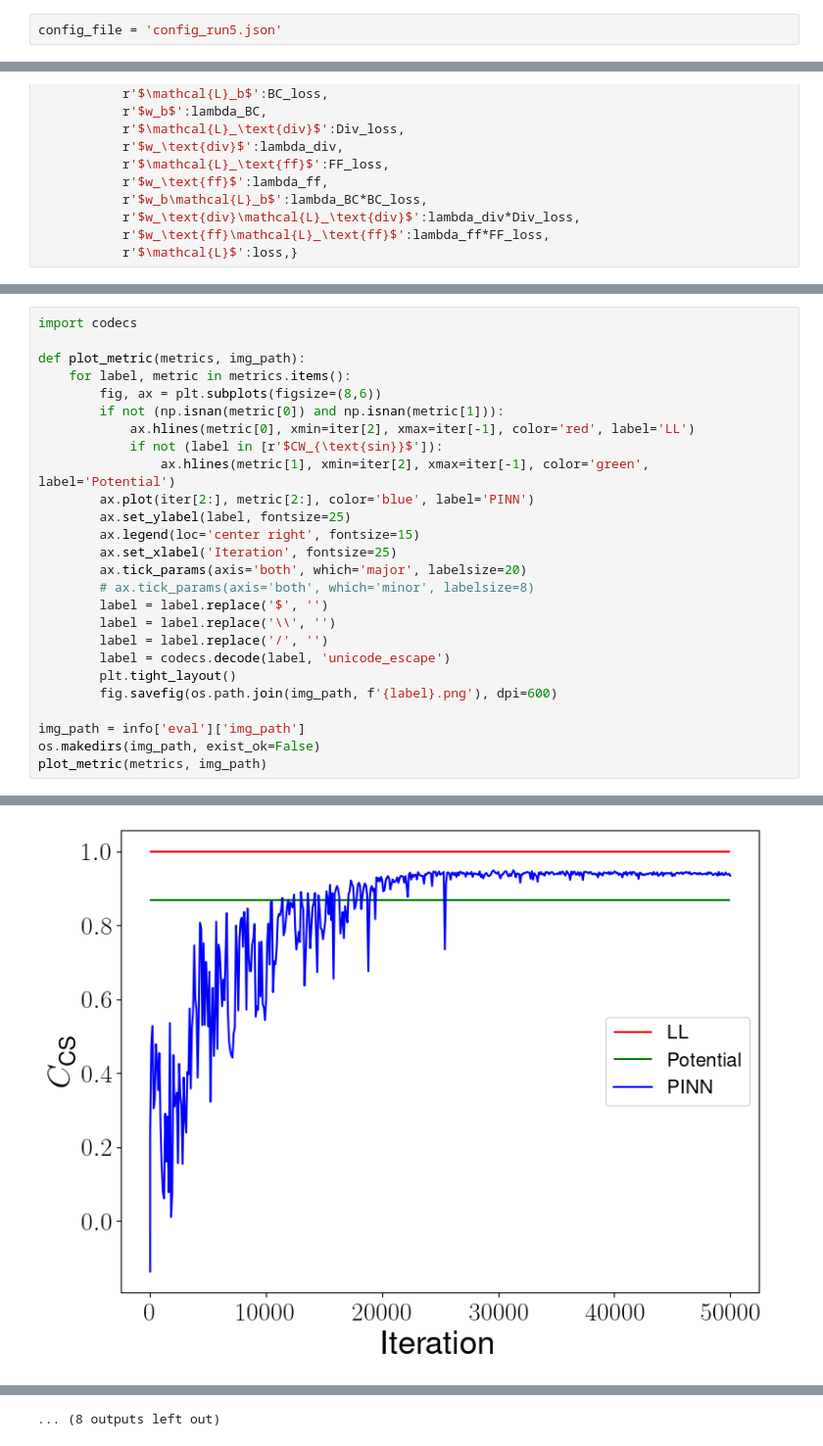
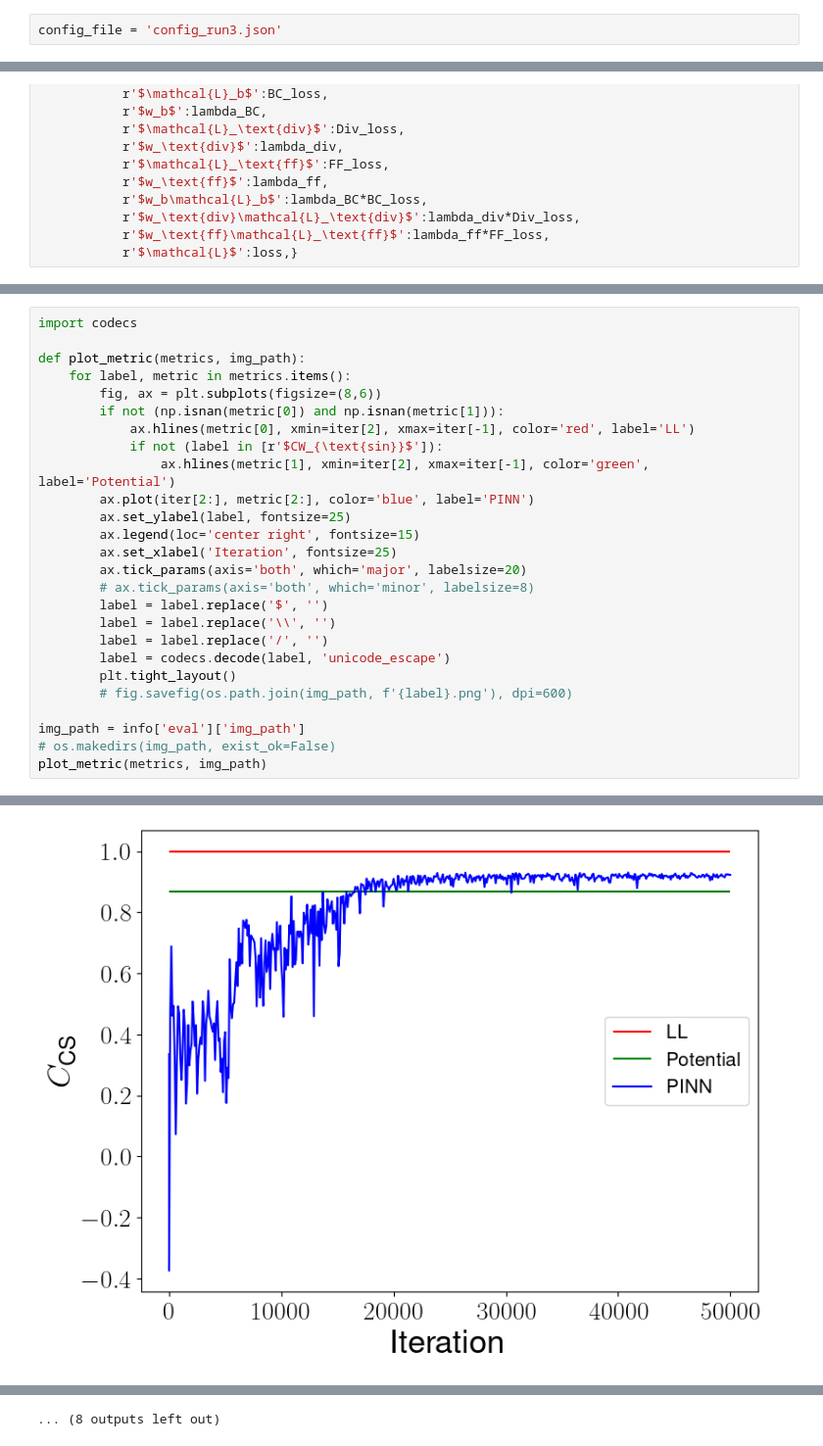
Before and after one commit to mgjeon/2023_PINN-study, a Jupyter notebook: 03_eval.ipynb, the cells around one changed output, grey strips where cells are left out. Shown at 98% size. Cells and saved outputs as stored; diff of their text form.

```diff
--- a/03_eval.ipynb
+++ b/03_eval.ipynb
@@ -1,5 +1,5 @@
 # %%
-config_file = 'config_run5.json'
+config_file = 'config_run3.json'
 # %% [markdown]
 # Eval
 # %%
@@ -84,9 +146,9 @@ def plot_metric(metrics, img_path):
         label = label.replace('/', '')
         label = codecs.decode(label, 'unicode_escape')
         plt.tight_layout()
-        fig.savefig(os.path.join(img_path, f'{label}.png'), dpi=600)
+        # fig.savefig(os.path.join(img_path, f'{label}.png'), dpi=600)
 
 img_path = info['eval']['img_path']
-os.makedirs(img_path, exist_ok=False)
+# os.makedirs(img_path, exist_ok=False)
 plot_metric(metrics, img_path)
 # %% [output]
@@ -94 +156 @@ plot_metric(metrics, img_path)
-[figure, old version]
+[figure, new version]
```
Also changed, not shown: parts of 2 cells of this notebook, 4 other files.
